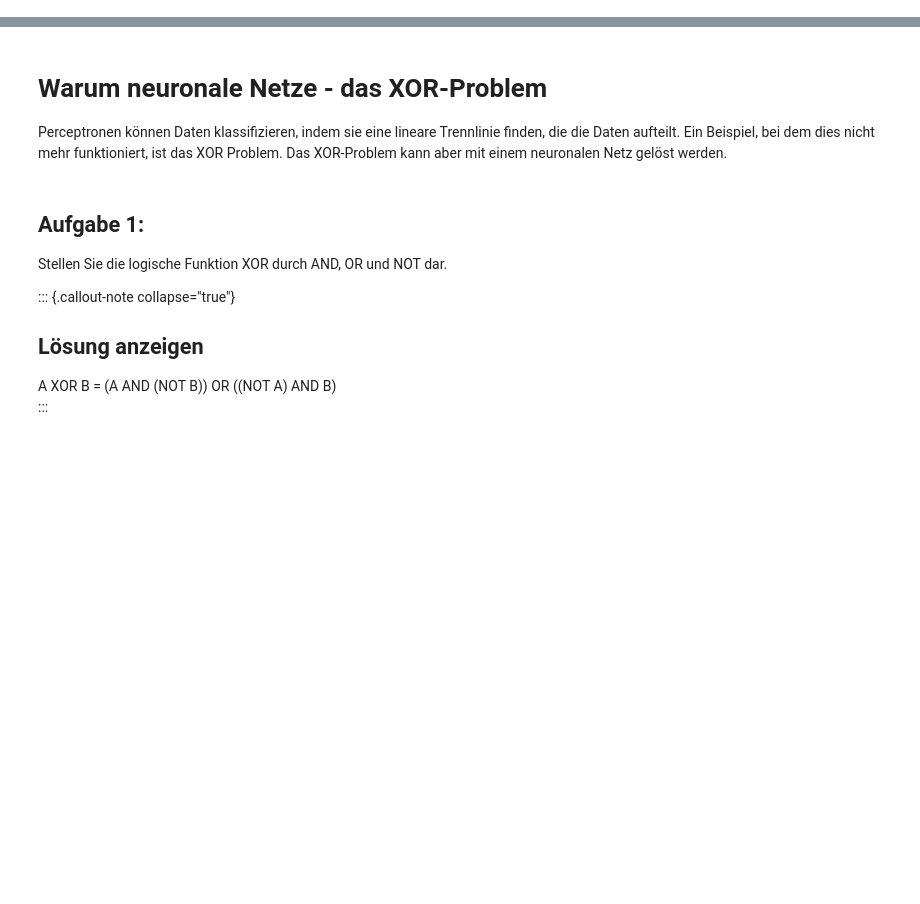
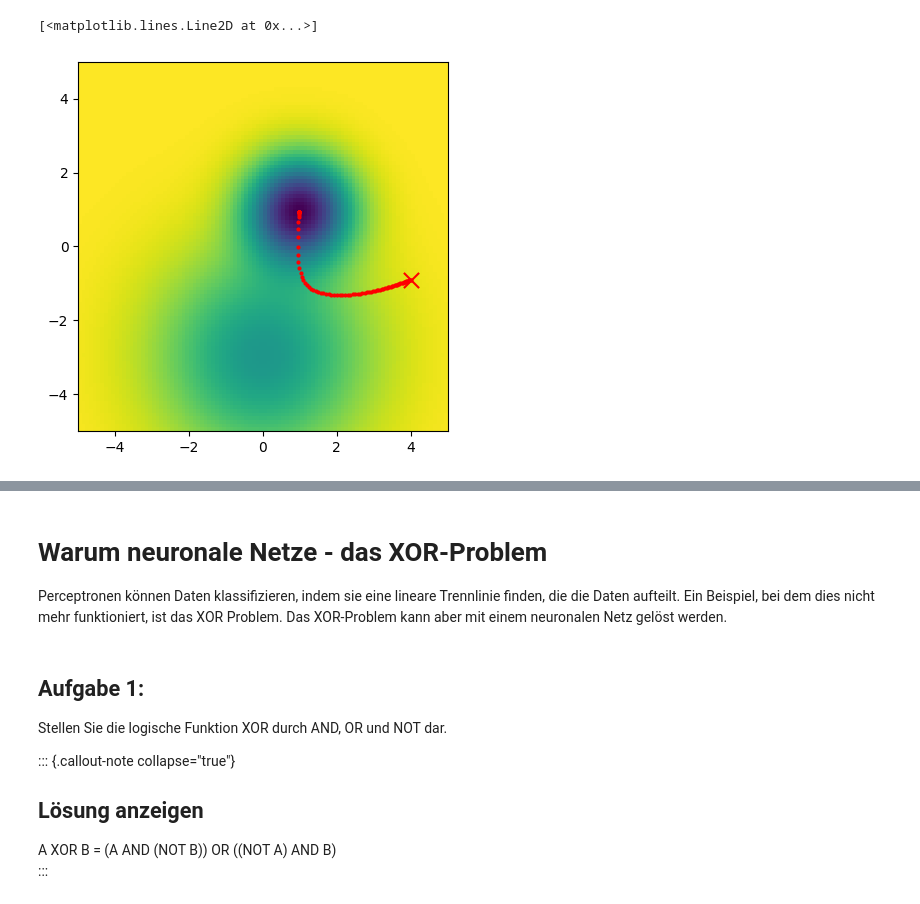
Before and after one commit to ArnoldIntelligence/KI-Vorlesung, a Jupyter notebook: notebooks/03-ueberwachtes_lernen.ipynb, the cells around one changed output, grey strips where cells are left out. Drawn from its saved outputs; the diff is of its cells as text; code cells hidden in the pictures; blank space fills up the shorter version.

```diff
--- a/notebooks/03-ueberwachtes_lernen.ipynb
+++ b/notebooks/03-ueberwachtes_lernen.ipynb
@@ -4,0 +84,21 @@
+# %%
+x0s = [4]
+y0s = [-0.9]
+alpha = 0.25
+
+for i in range(100):
+    cx = x0s[-1]
+    cy = y0s[-1]
+    dx, dy = my_fp(cx, cy)
+    nx = cx - alpha*dx
+    ny = cy - alpha*dy
+
+    x0s.append(nx)
+    y0s.append(ny)
+
+plt.imshow(f, extent=[-5, 5, -5, 5], origin='lower')
+plt.scatter(x0s[0], y0s[0], marker='x', s=120, c='red')
+plt.plot(x0s, y0s, 'o', ms=2, color='red')
+# %% [output]
+[<matplotlib.lines.Line2D at 0x...>]
+[figure, added]
```
Also changed, not shown: parts of 11 cells of this notebook.
